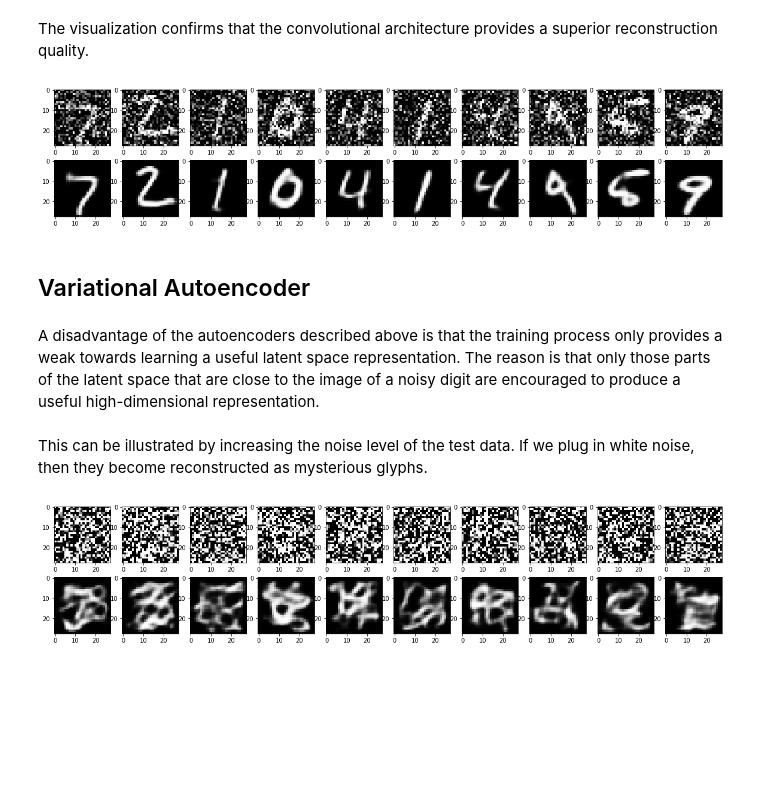
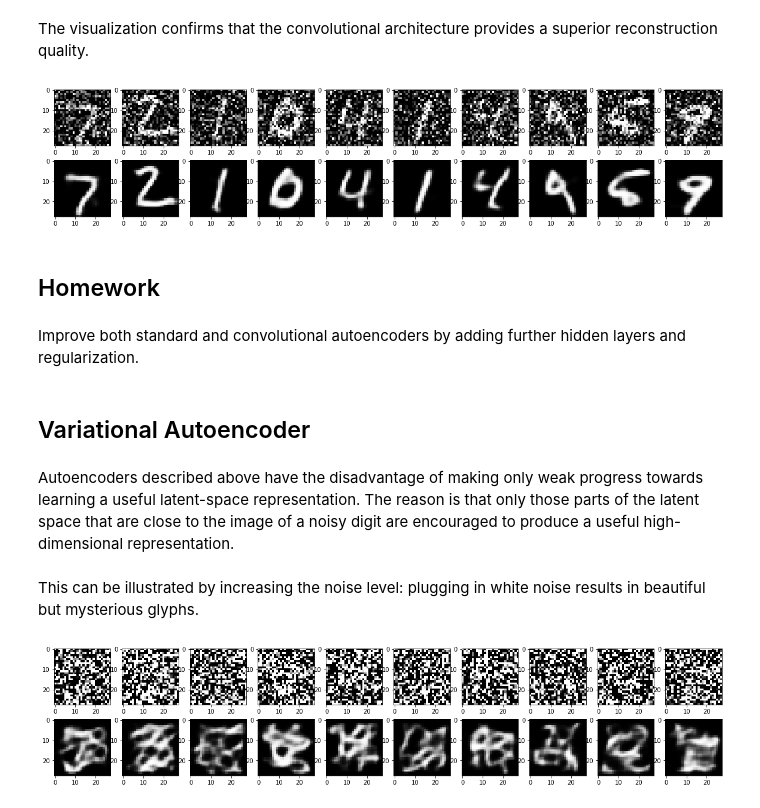
Before and after one commit to Christian-Hirsch/Tosta-Material, a Jupyter notebook: notebooks/autoEnc.ipynb, the cells around one changed output. Drawn from its saved outputs; the diff is of its cells as text; code cells hidden in the pictures; blank space fills up the shorter version.

```diff
--- a/notebooks/autoEnc.ipynb
+++ b/notebooks/autoEnc.ipynb
@@ -159,9 +130,9 @@ The single-layer autoencoder already exhibits descent image reconstruction quali
 # %%
 from keras.layers import Conv2D, MaxPooling2D, UpSampling2D
 
-img_size + (1,)
+imgsize = (28, 28)
 
-enc = [Conv2D(encoding_dim, (3, 3), activation='relu', padding='same', input_shape=img_size + (1,)),
+enc = [Conv2D(encoding_dim, (3, 3), activation='relu', padding='same', input_shape=imgsize + (1,)),
        MaxPooling2D(padding='same'),
        Conv2D(encoding_dim, (3, 3), activation='relu', padding='same'),
        MaxPooling2D(padding='same')
@@ -209,23 +178,20 @@ Epoch 100/100
 <keras.callbacks.History at 0x...>
 # %% [markdown]
 The visualization confirms that the convolutional architecture provides a superior reconstruction quality.
-# %%
-plt.figure(figsize=(20, 4))
-preds = auto_enc.predict(x_test_noisy)
-for i in range(n):
-    ax = plt.subplot(2, n, i + 1)
-    plt.imshow(x_test_noisy[i].reshape(img_size))
-    ax = plt.subplot(2, n, i + 1 + n)
-    plt.imshow(preds[i].reshape(img_size))
-plt.show()
-# %% [output]
-[figure, removed]
+# %%
+plot_digits(x_all[3], auto_enc.predict(x_all[3]))
+# %% [output]
+[figure, added]
+# %% [markdown]
+## Homework
+# %% [markdown]
+Improve both standard and convolutional autoencoders by adding further hidden layers and regularization.
 # %% [markdown]
 ## Variational Autoencoder
 # %% [markdown]
-A disadvantage of the autoencoders described above is that the training process only provides a weak towards learning a useful latent space representation. The reason is that only those parts of the latent space that are close to the image of a noisy digit are encouraged to produce a useful high-dimensional representation.
+Autoencoders described above have the disadvantage of making only weak progress towards learning a useful latent-space representation. The reason is that only those parts of the latent space that are close to the image of a noisy digit are encouraged to produce a useful high-dimensional representation.
 # %% [markdown]
-This can be illustrated by increasing the noise level of the test data. If we plug in white noise, then they become reconstructed as mysterious glyphs.
+This can be illustrated by increasing the noise level: plugging in white noise results in beautiful but mysterious glyphs.
 # %%
 noise_factor = 2.0
 seed = 42
```
Also changed, not shown: parts of 38 cells of this notebook, 5 other files.
